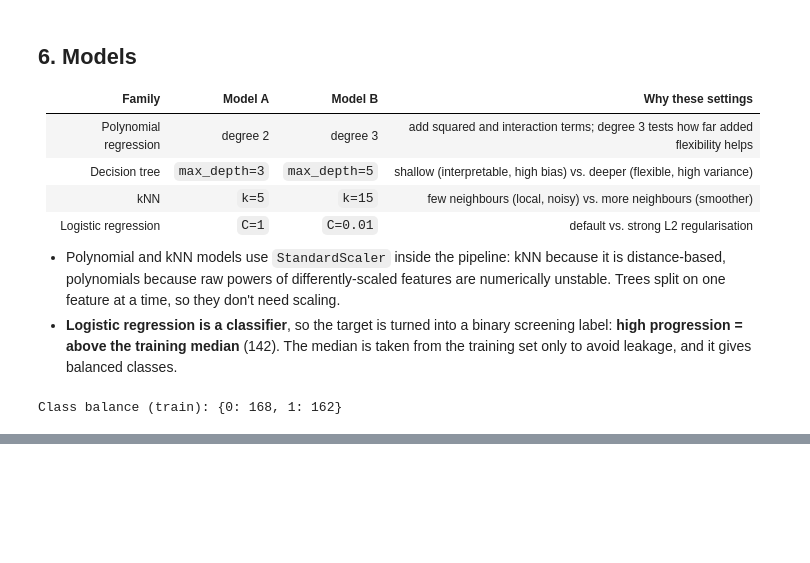
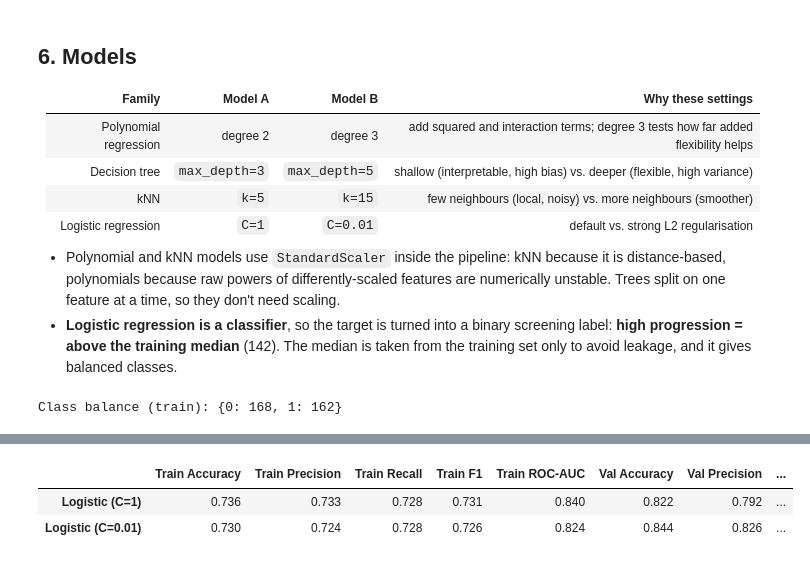
Before and after one commit to Namypark/diabetes-progression-lab2, a Jupyter notebook: lab2_diabetes.ipynb, the cells around one changed output, grey strips where cells are left out. Drawn from its saved outputs; the diff is of its cells as text; code cells hidden in the pictures; blank space fills up the shorter version.

```diff
--- a/lab2_diabetes.ipynb
+++ b/lab2_diabetes.ipynb
@@ -772,0 +794,26 @@ Class balance (train): {0: 168, 1: 162}
+# %%
+from sklearn.metrics import accuracy_score, precision_score, recall_score, f1_score, roc_auc_score
+
+
+def classification_metrics(y_true, y_pred, y_score=None):
+    metrics = {"Accuracy": accuracy_score(y_true, y_pred),
+               "Precision": precision_score(y_true, y_pred),
+               "Recall": recall_score(y_true, y_pred),
+               "F1": f1_score(y_true, y_pred)}
+    if y_score is not None:
+        metrics["ROC-AUC"] = roc_auc_score(y_true, y_score)
+    return metrics
+
+
+log_results = pd.DataFrame({
+    name: {**{f"Train {k}": v for k, v in classification_metrics(
+               y_train_cls, m.predict(X_train_mv), m.predict_proba(X_train_mv)[:, 1]).items()},
+           **{f"Val {k}": v for k, v in classification_metrics(
+               y_val_cls, m.predict(X_val_mv), m.predict_proba(X_val_mv)[:, 1]).items()}}
+    for name, m in log_models.items()
+}).T
+log_results.round(3)
+# %% [output]
+|  | Train Accuracy | Train Precision | Train Recall | Train F1 | Train ROC-AUC | Val Accuracy | Val Precision | ... |
+| Logistic (C=1) | 0.736 | 0.733 | 0.728 | 0.731 | 0.840 | 0.822 | 0.792 | ... |
+| Logistic (C=0.01) | 0.730 | 0.724 | 0.728 | 0.726 | 0.824 | 0.844 | 0.826 | ... |
```
Also changed, not shown: parts of 6 cells of this notebook.
